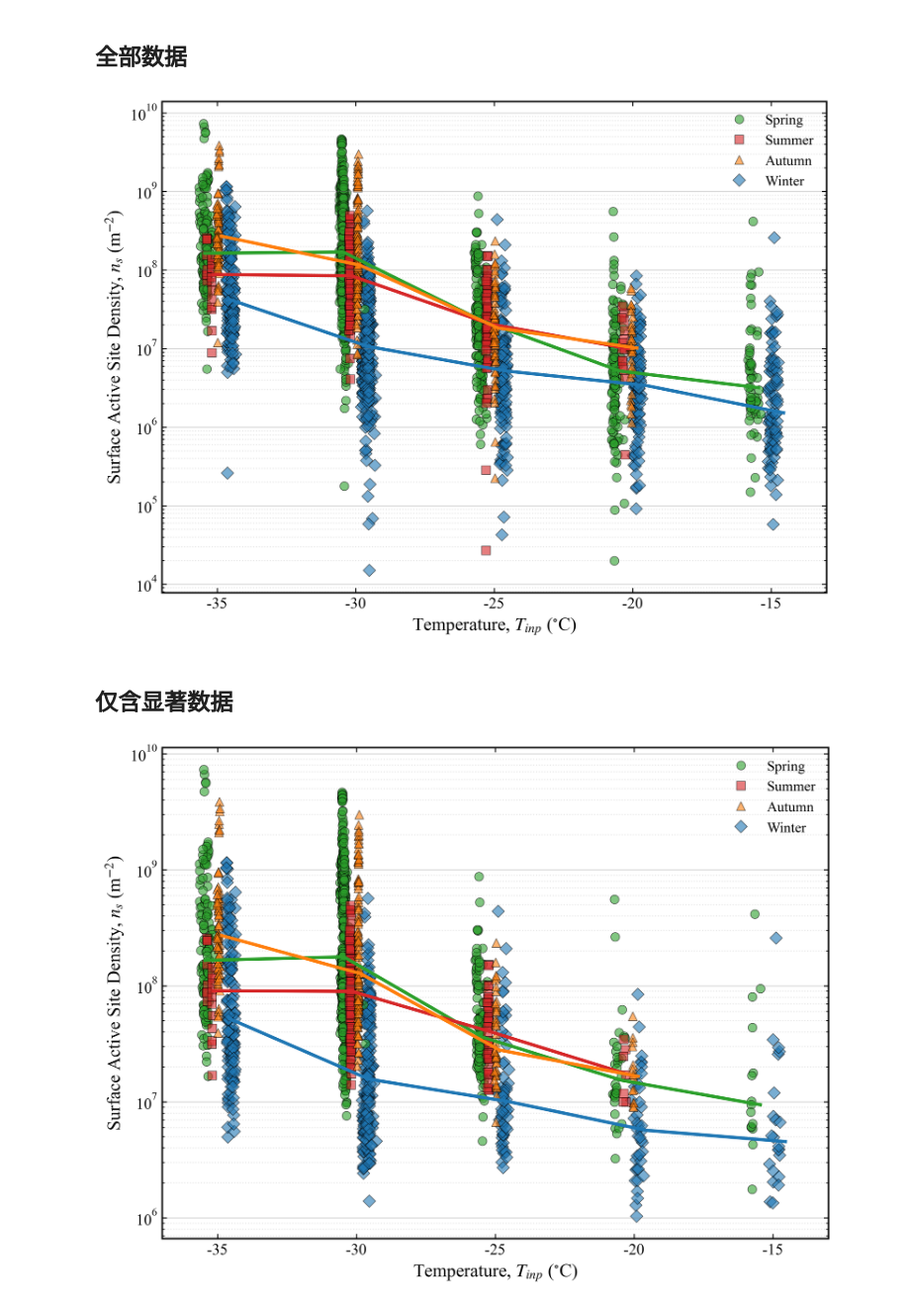
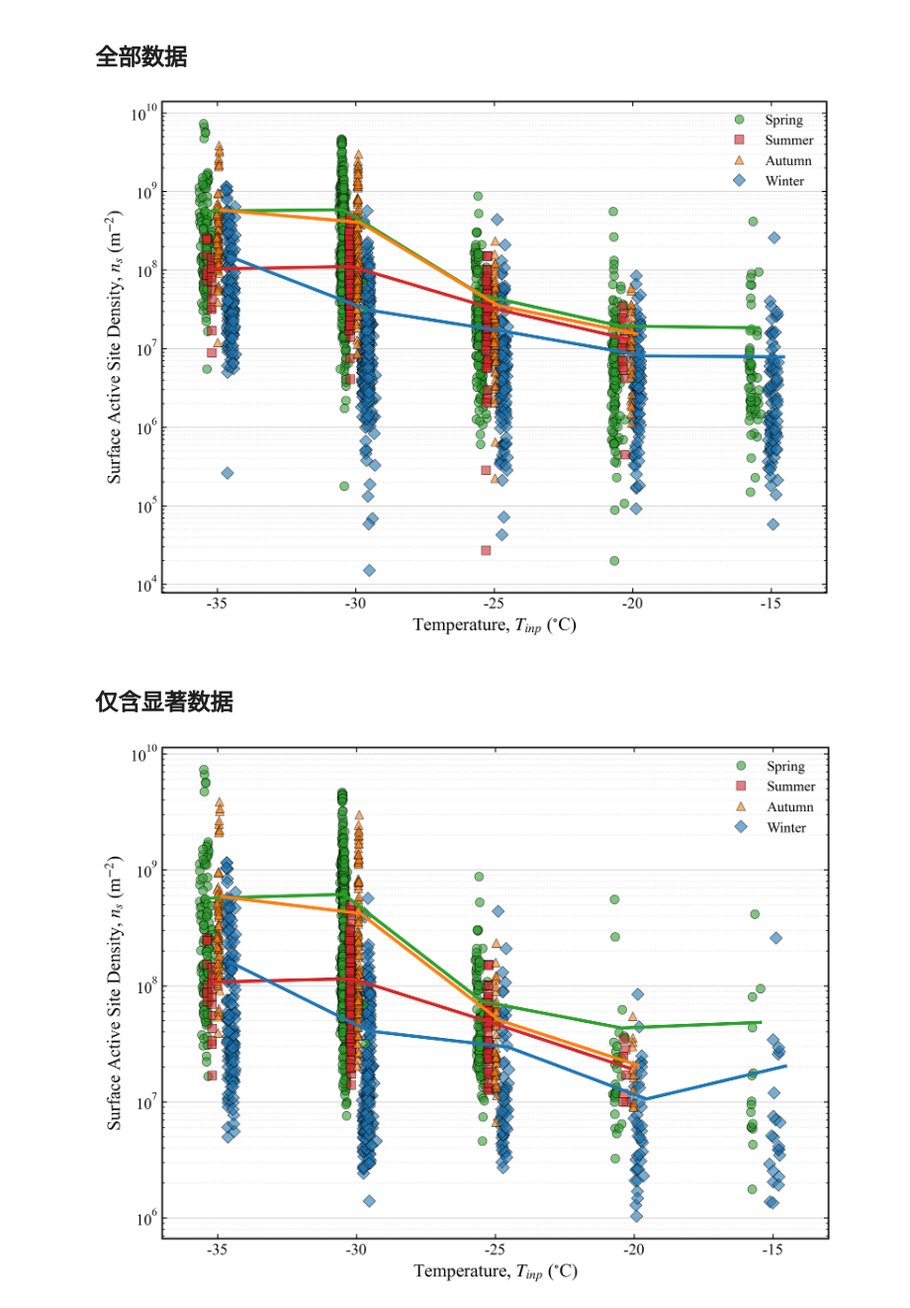
Before and after one commit to ReedFu/master0_2025, a Jupyter notebook: Lanzhou_cfdc/Parameterization.ipynb, the cells around one changed output. Shown at 99% size. Cells and saved outputs as stored; diff of their text form; code cells hidden in the pictures.

Commit message:
Change method from median to mean

```diff
--- a/Lanzhou_cfdc/Parameterization.ipynb
+++ b/Lanzhou_cfdc/Parameterization.ipynb
@@ -170,16 +170,16 @@ sns.scatterplot(
     linewidth=0.5,
     ax=ax
 )
-# 1. 计算每个温度、每个季节的中位数，并画出趋势折线
-# 按温度和季节进行分组，算出中位数
-df_median = df.groupby(['T_a(°C)', 'season'])['n_s'].median().reset_index()
+# 1. 计算每个温度、每个季节的平均数，并画出趋势折线
+# 按温度和季节进行分组，算出平均数
+df_mean = df.groupby(['T_a(°C)', 'season'])['n_s'].mean().reset_index()
 # 【关键点1】必须按温度排个序，保证画线是从左到右画的，不会来回乱连
-df_median = df_median.sort_values(by='T_a(°C)')
-# 给这 20 个中位数也加上同样的偏移量，确保折线的折点刚好在散点柱子的正中央
-df_median['T_plot'] = df_median['T_a(°C)'] + df_median['season'].map(offset_dict)
+df_mean = df_mean.sort_values(by='T_a(°C)')
+# 给这 20 个平均数也加上同样的偏移量，确保折线的折点刚好在散点柱子的正中央
+df_mean['T_plot'] = df_mean['T_a(°C)'] + df_mean['season'].map(offset_dict)
 # 3. 画趋势折线
 sns.lineplot(
-    data=df_median,
+    data=df_mean,
     x='T_plot',
     y='n_s',
     hue='season',
@@ -187,7 +187,7 @@ sns.lineplot(
     palette=season_colors,
     linewidth=2.5,      # 线条画粗一点，压住散点
     legend=False,       # 图例散点已经有了，折线不需要重复加
-    errorbar=None,      # 关闭默认的误差带（因为我们已经手动求了中位数）
+    errorbar=None,      # 关闭默认的误差带（因为我们已经手动求了平均数）
     ax=ax
 )
 
@@ -219,7 +219,7 @@ plt.tight_layout()
 #plt.savefig('ns_vs_T_plot_v2.png', dpi=300, bbox_inches='tight')
 plt.show()
 # %% [output]
-[figure, old version]
+[figure, new version]
 # %% [markdown]
 ## 仅含显著数据
 # %%
@@ -292,16 +292,16 @@ sns.scatterplot(
     linewidth=0.5,
     ax=ax
 )
-# 1. 计算每个温度、每个季节的中位数，并画出趋势折线
-# 按温度和季节进行分组，算出中位数
-df_median = df.groupby(['T_a(°C)', 'season'])['n_s'].median().reset_index()
+# 1. 计算每个温度、每个季节的平均数，并画出趋势折线
+# 按温度和季节进行分组，算出平均数
+df_mean = df.groupby(['T_a(°C)', 'season'])['n_s'].mean().reset_index()
 # 【关键点1】必须按温度排个序，保证画线是从左到右画的，不会来回乱连
-df_median = df_median.sort_values(by='T_a(°C)')
-# 给这 20 个中位数也加上同样的偏移量，确保折线的折点刚好在散点柱子的正中央
-df_median['T_plot'] = df_median['T_a(°C)'] + df_median['season'].map(offset_dict)
+df_mean = df_mean.sort_values(by='T_a(°C)')
+# 给这 20 个平均数也加上同样的偏移量，确保折线的折点刚好在散点柱子的正中央
+df_mean['T_plot'] = df_mean['T_a(°C)'] + df_mean['season'].map(offset_dict)
 # 3. 画趋势折线
 sns.lineplot(
-    data=df_median,
+    data=df_mean,
     x='T_plot',
     y='n_s',
     hue='season',
@@ -309,36 +309,36 @@ sns.lineplot(
     palette=season_colors,
     linewidth=2.5,      # 线条画粗一点，压住散点
     legend=False,       # 图例散点已经有了，折线不需要重复加
-    errorbar=None,      # 关闭默认的误差带（因为我们已经手动求了中位数）
+    errorbar=None,      # 关闭默认的误差带（因为我们已经手动求了平均数）
     ax=ax
 )
 
 # ==========================================
 # 4. 坐标轴与细节调整
 # ==========================================
 ax.set_yscale('log')
 
 # 设置规范的坐标轴标签
 ax.set_xlabel(r'Temperature, $T_{inp}$ ($^{\circ}$C)')
 ax.set_ylabel(r'Surface Active Site Density, $n_s$ ($\mathrm{m}^{-2}$)')
 
 # 【非常重要】因为我们用了带偏移的 T_plot 绘图，X轴现在的真实刻度变乱了
 # 我们需要强制让 X 轴只显示原始的整数温度刻度！
 ax.set_xticks(temp_levels)
 ax.set_xticklabels([str(t) for t in temp_levels])
 ax.set_xlim(-37, -13)
 ax.tick_params(direction='in', which='both', top=True, right=True)
 
 # 网格线设置
 ax.grid(False, axis='x')  # 关掉 X 轴的网格
 ax.grid(True, axis='y', which='major', linestyle='-', alpha=0.3, color='grey')
 ax.grid(True, axis='y', which='minor', linestyle=':', alpha=0.2, color='grey')
 
 # 图例调整
 ax.legend(title='', loc='upper right', frameon=False)
 
 plt.tight_layout()
-#plt.savefig('ns_vs_T_plot_v2.png', dpi=300, bbox_inches='tight')
+plt.savefig('fig x.png', dpi=500, bbox_inches='tight')
 plt.show()
 # %% [output]
-[figure, old version]
+[figure, new version]
```
